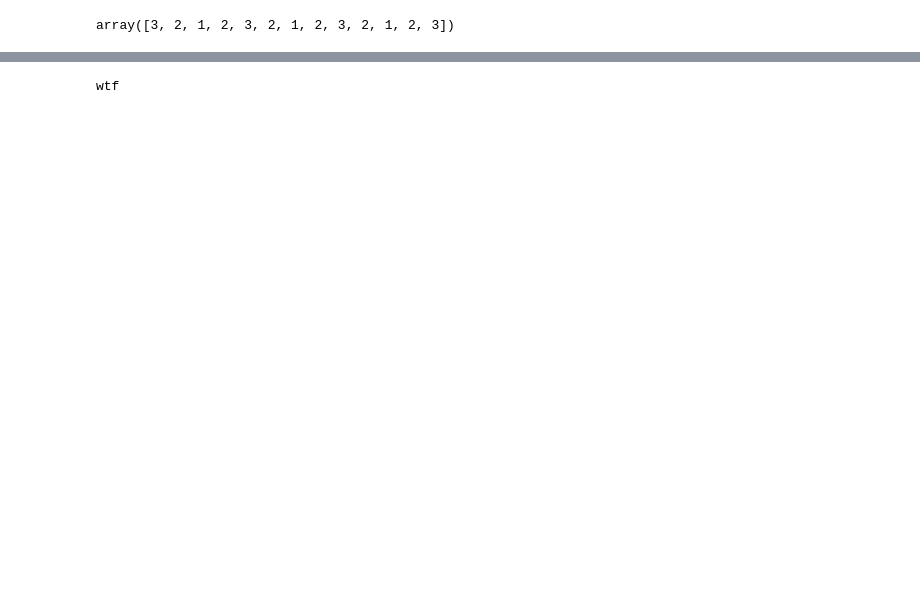
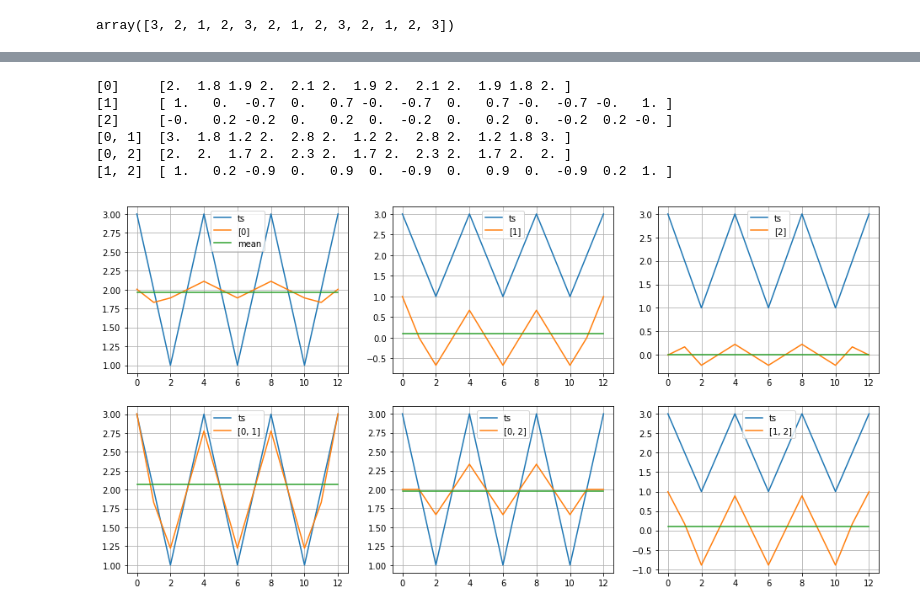
Before and after one commit to euloo/time-series, a Jupyter notebook: 5-timeSeries.ipynb, the cells around one changed output, grey strips where cells are left out. Cells and saved outputs as stored; diff of their text form; code cells hidden in the pictures; blank space fills up the shorter version.

```diff
--- a/5-timeSeries.ipynb
+++ b/5-timeSeries.ipynb
@@ -128,6 +148,63 @@ IndexError: index 11 is out of bounds for axis 0 with size 11
-# %%
-k = 4
-if 5 > k >=0:
-    print("wtf")
-# %% [output]
-wtf
+# %%
+ssa0 = SSA_group(A, U, V, len(ts), [0])
+ssa1 = SSA_group(A, U, V, len(ts), [1])
+ssa2 = SSA_group(A, U, V, len(ts), [2])
+ssa01 = SSA_group(A, U, V, len(ts), [0, 1])
+ssa02 = SSA_group(A, U, V, len(ts), [0, 2])
+ssa12 = SSA_group(A, U, V, len(ts), [1, 2])
+# %%
+with np.printoptions(precision=1, suppress=True):
+    print("[0]    ", ssa0)
+    print("[1]    ", ssa1)
+    print("[2]    ", ssa2)
+    print("[0, 1] ", ssa01)
+    print("[0, 2] ", ssa02)
+    print("[1, 2] ", ssa12)
+# %% [output]
+[0]     [2.  1.8 1.9 2.  2.1 2.  1.9 2.  2.1 2.  1.9 1.8 2. ]
+[1]     [ 1.   0.  -0.7  0.   0.7 -0.  -0.7  0.   0.7 -0.  -0.7 -0.   1. ]
+[2]     [-0.   0.2 -0.2  0.   0.2  0.  -0.2  0.   0.2  0.  -0.2  0.2 -0. ]
+[0, 1]  [3.  1.8 1.2 2.  2.8 2.  1.2 2.  2.8 2.  1.2 1.8 3. ]
+[0, 2]  [2.  2.  1.7 2.  2.3 2.  1.7 2.  2.3 2.  1.7 2.  2. ]
+[1, 2]  [ 1.   0.2 -0.9  0.   0.9  0.  -0.9  0.   0.9  0.  -0.9  0.2  1. ]
+# %%
+fig, ax = plt.subplots(2, 3, figsize=(16, 8))
+ax[0,0].plot(ts)
+ax[0,0].plot(ssa0)
+ax[0,0].plot([np.mean(ssa0)]*13)
+
+ax[0,1].plot(ts)
+ax[0,1].plot(ssa1)
+ax[0,1].plot([np.mean(ssa1)]*13)
+
+ax[0,2].plot(ts)
+ax[0,2].plot(ssa2)
+ax[0,2].plot([np.mean(ssa2)]*13)
+
+ax[1,0].plot(ts)
+ax[1,0].plot(ssa01)
+ax[1,0].plot([np.mean(ssa01)]*13)
+
+ax[1,1].plot(ts)
+ax[1,1].plot(ssa02)
+ax[1,1].plot([np.mean(ssa02)]*13)
+
+ax[1,2].plot(ts)
+ax[1,2].plot(ssa12)
+ax[1,2].plot([np.mean(ssa12)]*13)
+
+ax[0, 0].grid()
+ax[0, 1].grid()
+ax[0, 2].grid()
+ax[1, 0].grid()
+ax[1, 1].grid()
+ax[1, 2].grid()
+ax[0, 0].legend(["ts", "[0]", "mean"])
+ax[0, 1].legend(["ts", "[1]", "mean"])
+ax[0, 2].legend(["ts", "[2]", "mean"])
+ax[1, 0].legend(["ts", "[0, 1]", "mean"])
+ax[1, 1].legend(["ts", "[0, 2]", "mean"])
+ax[1, 2].legend(["ts", "[1, 2]", "mean"])
+plt.show()
+# %% [output]
+[figure, added]
```
Also changed, not shown: parts of 24 cells of this notebook.
